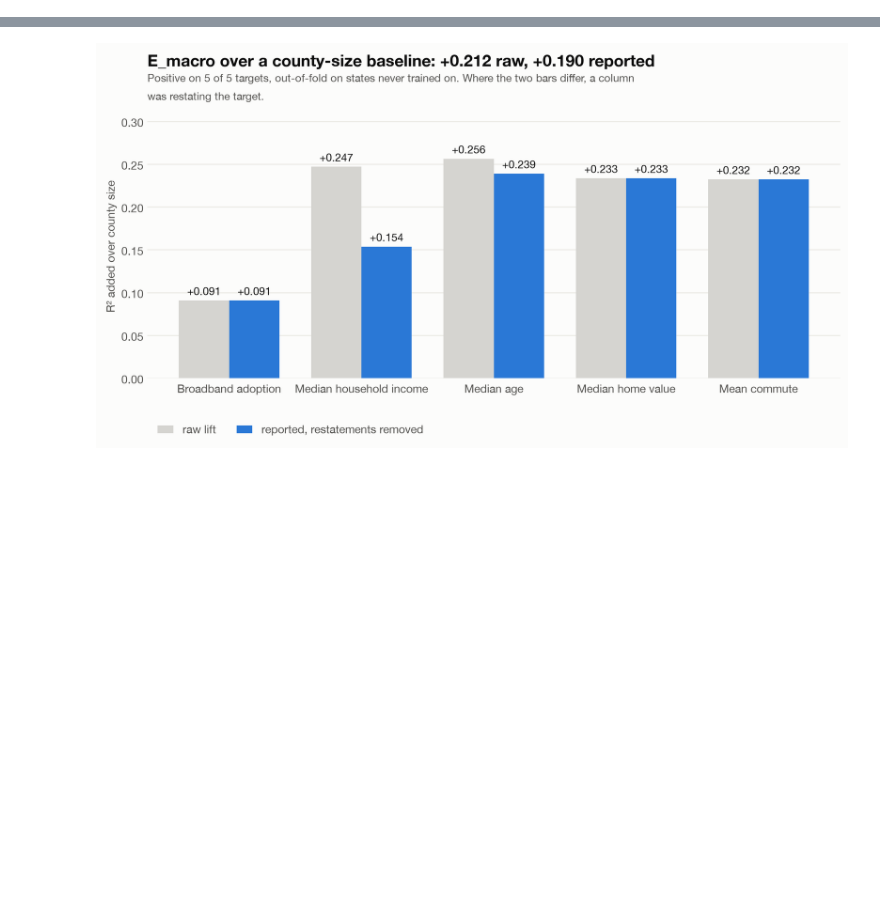
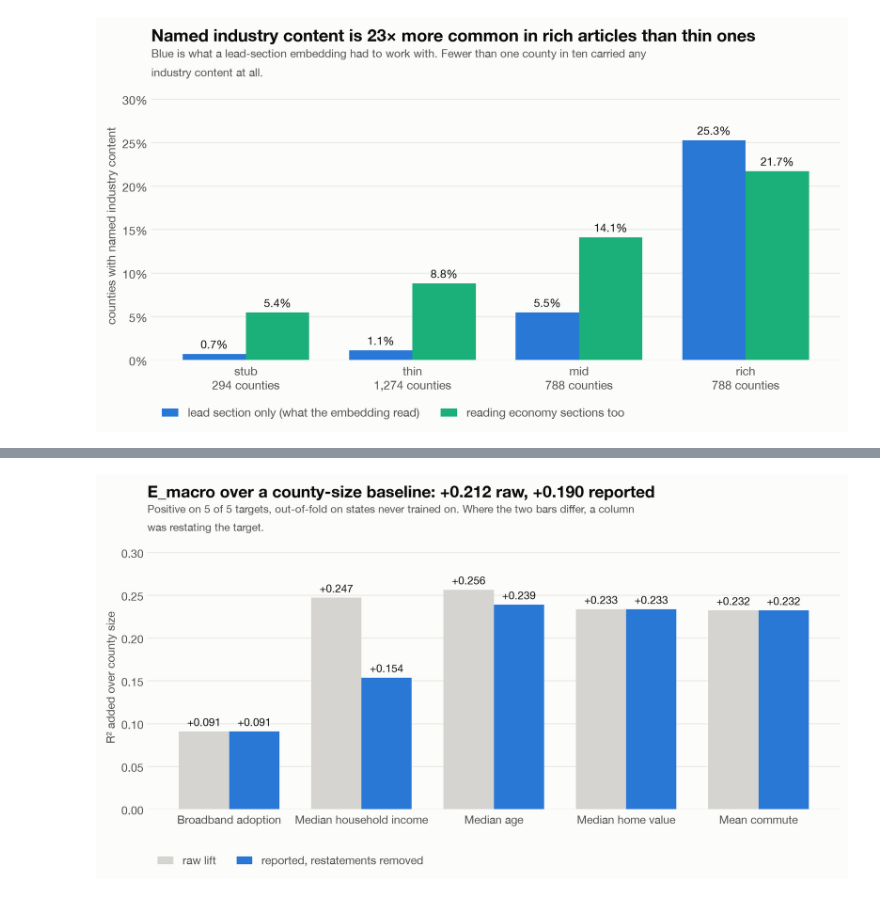
Before and after one commit to Max-Garcia-06/macro_embeddings, a Jupyter notebook: analysis-output/E_macro_pillar_worth_2026-08-13.ipynb, the cells around one changed output, grey strips where cells are left out. Cells and saved outputs as stored; diff of their text form; code cells hidden in the pictures; blank space fills up the shorter version.

```diff
--- a/analysis-output/E_macro_pillar_worth_2026-08-13.ipynb
+++ b/analysis-output/E_macro_pillar_worth_2026-08-13.ipynb
@@ -37,7 +41,12 @@ blk = json.loads((XSRC / "pillar_block_marginal_stats.json").read_text())
 gst = json.loads((XSRC / "grain_effect_stats.json").read_text())
 scope = json.loads((ANALYSIS / "source-a" / "source_a_section_scope_stats.json").read_text())
 embed = json.loads((ANALYSIS / "source-a" / "source_a_tiered_embedding_stats.json").read_text())
+asec = json.loads((ANALYSIS / "source-a" / "source_a_section_stats.json").read_text())
+atier = json.loads((ANALYSIS / "source-a" / "source_a_tier_stats.json").read_text())
+arep = json.loads((ANALYSIS / "source-a" / "source_a_representation_stats.json").read_text())
 etier = json.loads((ANALYSIS / "source-e" / "source_e_tier_stats.json").read_text())
+
+A_TIERS = ["stub", "thin", "mid", "rich"]
 
 placebo = pd.read_csv(OUTPUTS / "external_target_drop_one_placebo.csv")
 decile = pd.read_csv(OUTPUTS / "external_target_by_decile.csv")
@@ -201,0 +210,28 @@ renegotiated afterwards — full text in appendix A2.
+# %%
+tiers = [t for t in A_TIERS if t in asec["by_tier"]]
+intro = [asec["by_tier"][t]["share_intro_industry"] for t in tiers]
+secs = [asec["by_tier"][t]["share_section_industry"] for t in tiers]
+n_by_tier = [asec["by_tier"][t]["n_counties"] for t in tiers]
+labels = [f"{t}\n{n:,} counties" for t, n in zip(tiers, n_by_tier)]
+
+x = np.arange(len(tiers))
+w = 0.38
+fig, ax = plt.subplots(figsize=(11, 4.3))
+ax.bar(x - w / 2, intro, w, color=BLUE, label="lead section only (what the embedding read)")
+ax.bar(x + w / 2, secs, w, color=AQUA, label="reading economy sections too")
+ax.set_xticks(x)
+ax.set_xticklabels(labels)
+ax.set_ylim(0, max(intro + secs) * 1.22)
+label_bars(ax, x - w / 2, intro, "{:.1%}", size=10)
+label_bars(ax, x + w / 2, secs, "{:.1%}", size=10)
+ax.yaxis.set_major_formatter(PercentFormatter(xmax=1, decimals=0))
+ax.set_ylabel("counties with named industry content", fontsize=10.5, color=INK2)
+style(ax,
+      f"Named industry content is {intro[-1] / intro[1]:.0f}× more common in rich "
+      "articles than thin ones",
+      "Blue is what a lead-section embedding had to work with. Fewer than one county "
+      "in ten carried any industry content at all.",
+      legend=True)
+plt.show()
+# %% [output]
+[figure, added]
```
Also changed, not shown: parts of 28 cells of this notebook, 2 other files.
